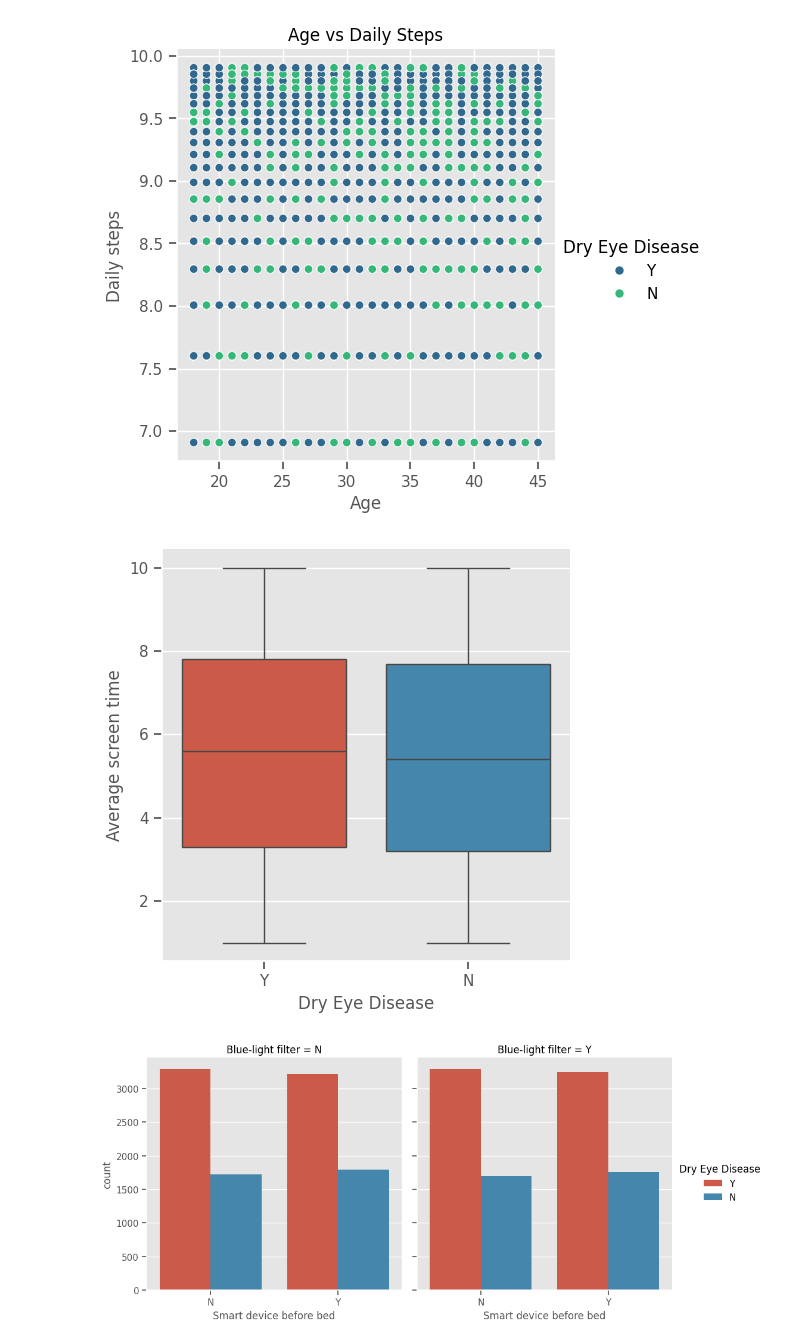
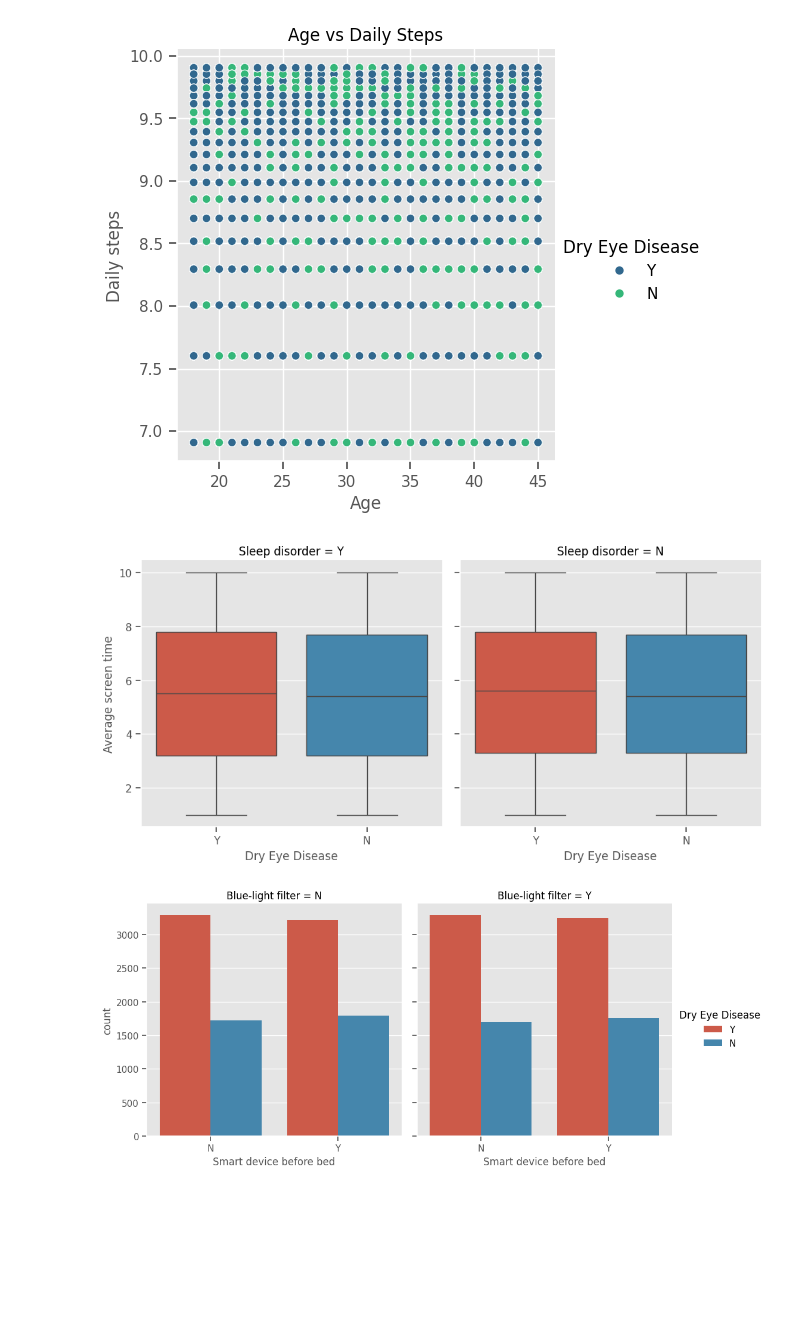
Before and after one commit to Jonkkeyler333/Deteccion_sindrome_ojo_seco, a Jupyter notebook: main.ipynb, the cells around one changed output. Saved outputs shown, nothing was run; the diff lists cells and outputs as text; code cells hidden in the pictures; blank space fills up the shorter version.

```diff
--- a/main.ipynb
+++ b/main.ipynb
@@ -117,8 +117,8 @@ plt.show()
 # %% [output]
 [figure]
 # %%
-imc=df['Weight']/((df['Height']/100)**2)
-plt.hist(imc,bins=bins,color="royalblue")
+df['imc']=df['Weight']/((df['Height']/100)**2)
+plt.hist(df['imc'],bins=bins,color="royalblue")
 plt.title('IMC Distribution of people')
 plt.show()
 # %% [output]
@@ -137,10 +144,10 @@ plt.show()
 # %% [output]
 [figure]
 # %%
-sns.catplot(data=df,y='Average screen time',x='Dry Eye Disease',hue='Dry Eye Disease',kind='box')
+sns.catplot(data=df,y='Average screen time',x='Dry Eye Disease',hue='Dry Eye Disease',col='Sleep disorder',kind='box')
 plt.show()
 # %% [output]
-[figure, old version]
+[figure, new version]
 # %%
 sns.catplot(data=df,x='Smart device before bed',kind='count',col='Blue-light filter',hue='Dry Eye Disease')
 plt.show()
```
Also changed, not shown: parts of 11 cells of this notebook.
